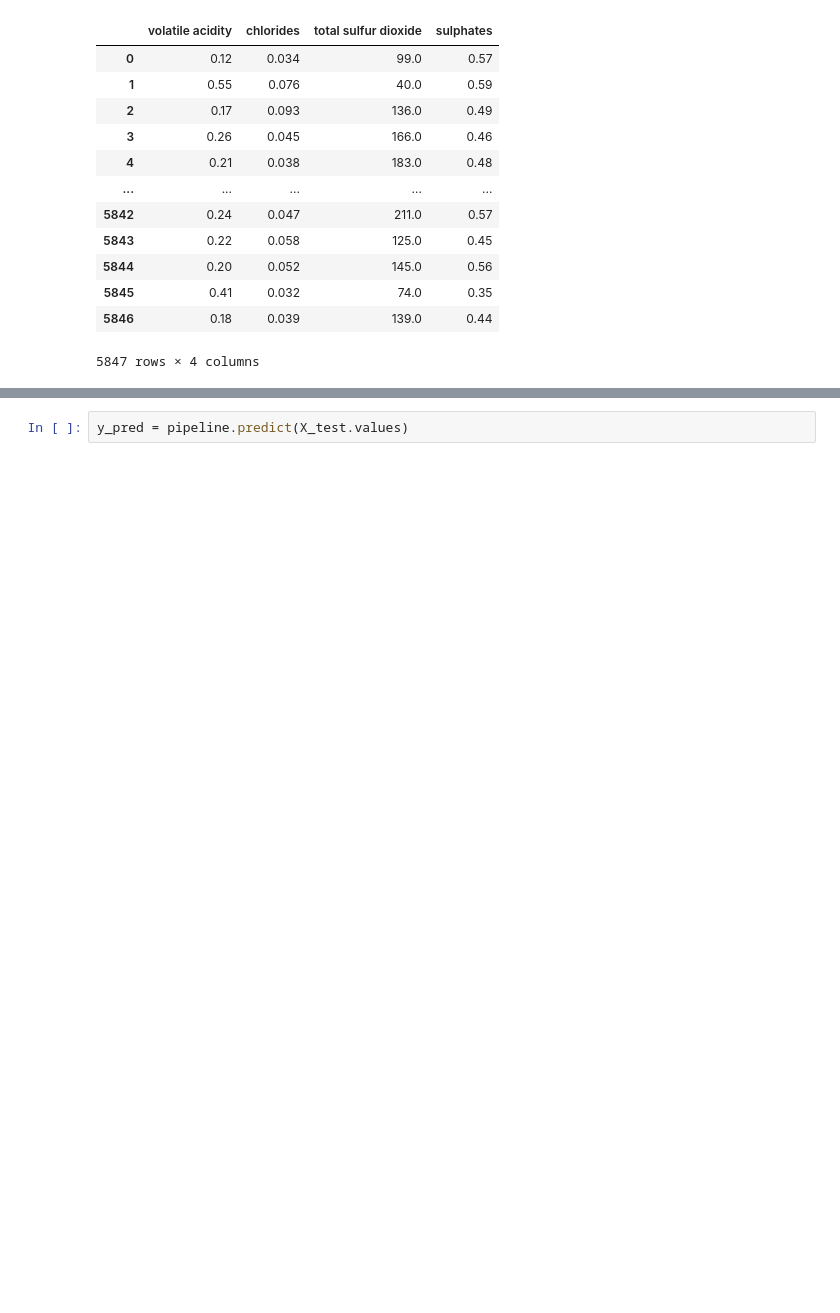
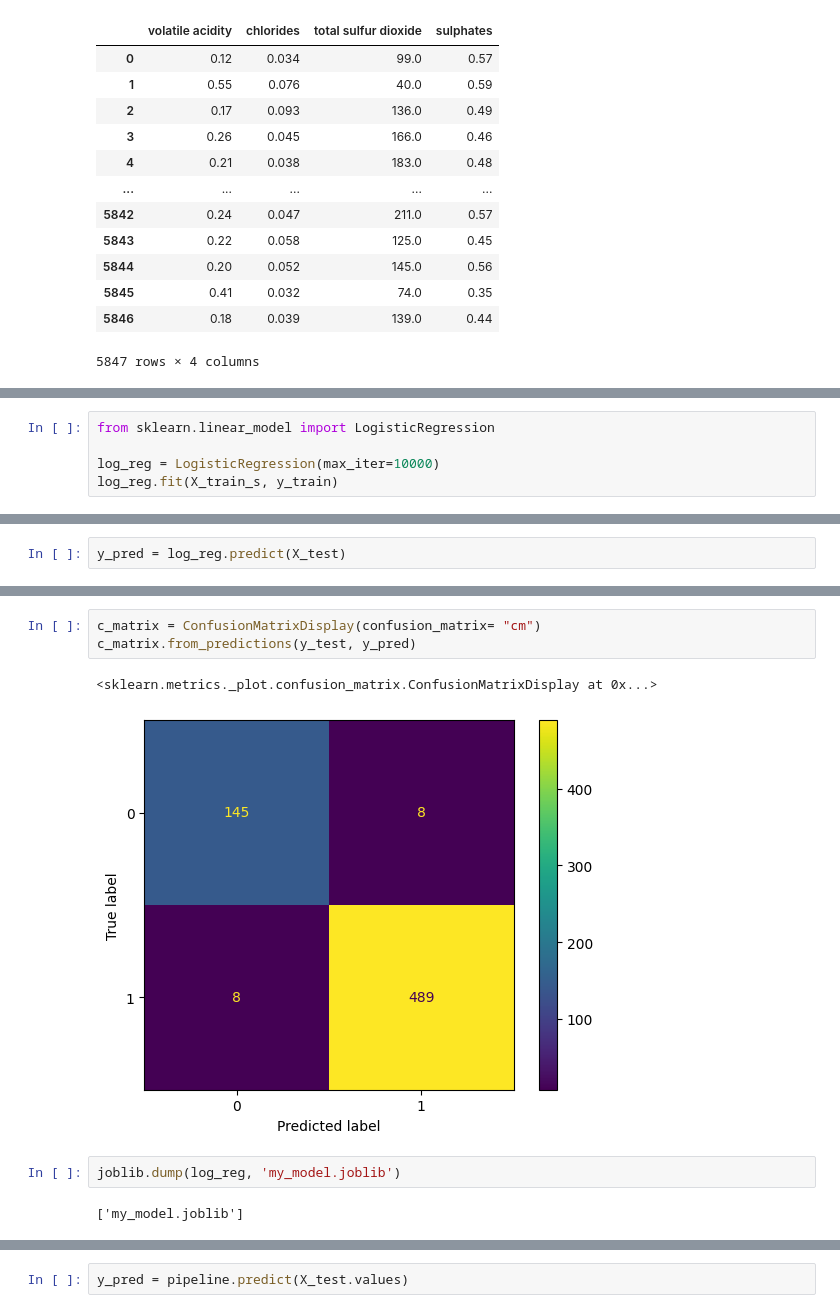
Before and after one commit to DarioRuizGon/Gr_3_API, a Jupyter notebook: modelos.ipynb, the cells around one changed output, grey strips where cells are left out. Cells and saved outputs as stored; diff of their text form; blank space fills up the shorter version.

```diff
--- a/preparar_datos.ipynb
+++ b/modelos.ipynb
@@ -97,0 +102,5 @@ X_train_s
+# %%
+from sklearn.linear_model import LogisticRegression
+
+log_reg = LogisticRegression(max_iter=10000)
+log_reg.fit(X_train_s, y_train)
@@ -97,0 +109,2 @@ X_train_s
+# %%
+y_pred = log_reg.predict(X_test)
@@ -98,3 +122,13 @@ X_train_s
+# %%
+c_matrix = ConfusionMatrixDisplay(confusion_matrix= "cm")
+c_matrix.from_predictions(y_test, y_pred)
+# %% [output]
+<sklearn.metrics._plot.confusion_matrix.ConfusionMatrixDisplay at 0x...>
+[figure, added]
+# %%
+joblib.dump(log_reg, 'my_model.joblib')
+# %% [output]
+['my_model.joblib']
 # %%
 
 model = LGBMClassifier(max_depth= 10, class_weight= "balanced", random_state= 42)
```
Also changed, not shown: parts of 15 cells of this notebook, 1 other file.
